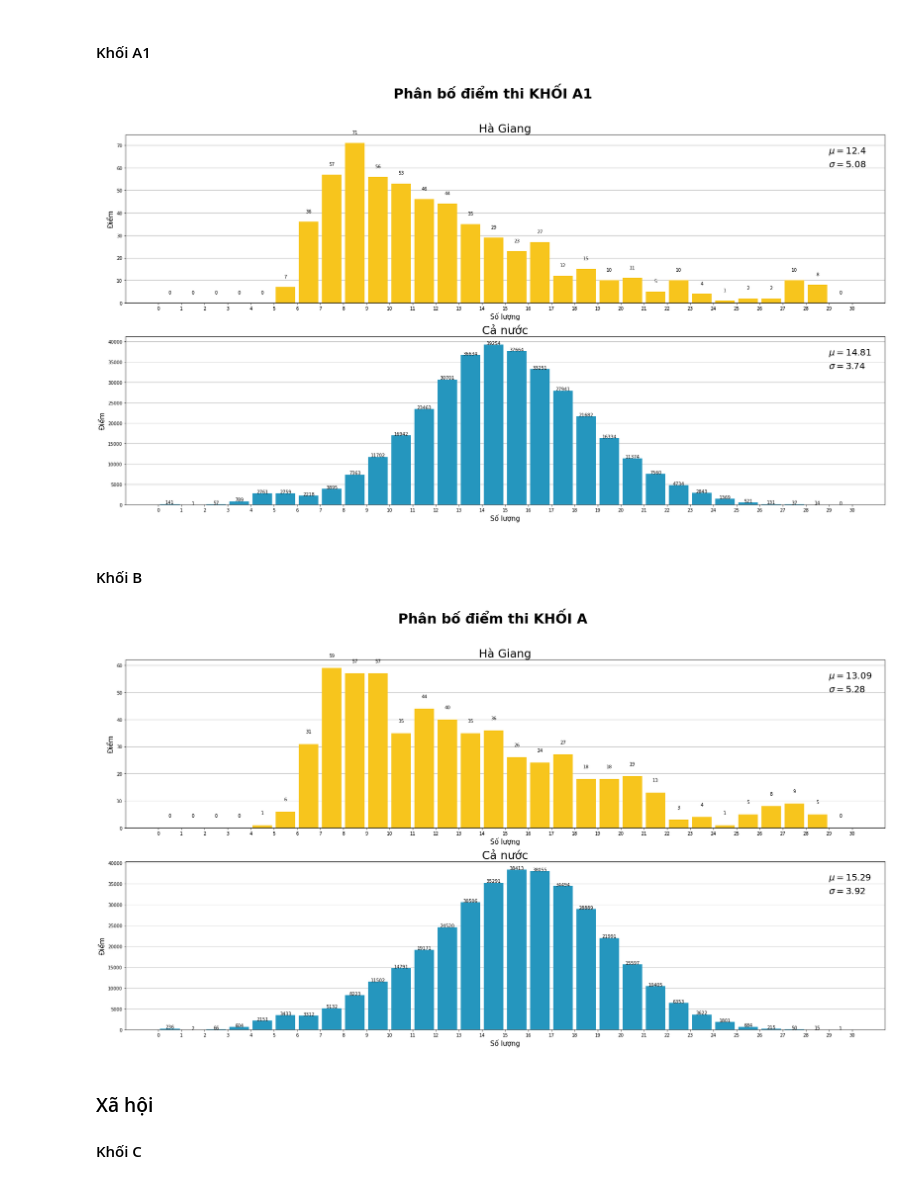
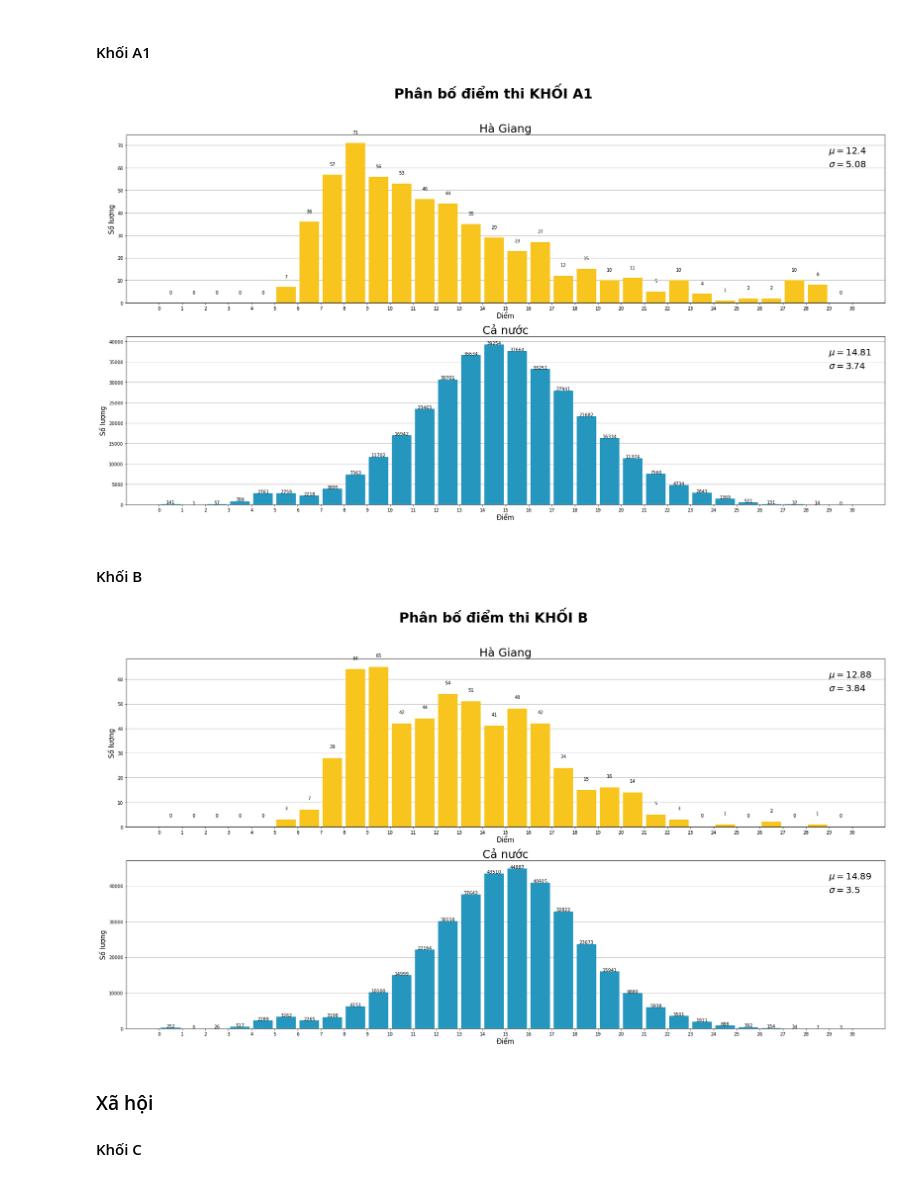
Before and after one commit to IrisStream/exam-cheating, a Jupyter notebook: src/report.ipynb, the cells around one changed output. Drawn from its saved outputs; the diff is of its cells as text; code cells hidden in the pictures.

Commit message:
Fix xy axis label histogram and 'Khoi B' histogram

```diff
--- a/src/report.ipynb
+++ b/src/report.ipynb
@@ -89,8 +89,8 @@ def draw_histogram(histogram,
                     subject_name,
                     color_code,
                     bins,
-                    x_label = 'Số lượng',
-                    y_label ='Điểm'):
+                    x_label = 'Điểm',
+                    y_label ='Số lượng'):
     set_label_and_title(histogram, x_label, y_label, title=owner_name)
     set_data_histogram(histogram, data[owner_name][subject_name], color_code, bins)
     display_mean_variance(histogram, owner_name, subject_name)
@@ -212,13 +212,13 @@ draw_histogram_compare(DEFAULT_PROVINCE_NAME, 'Cả nước', 'KHỐI A', num_bi
 # %%
 draw_histogram_compare(DEFAULT_PROVINCE_NAME, 'Cả nước', 'KHỐI A1', num_bins= 30, x_range = (0, 30))
 # %% [output]
-[figure, old version]
+[figure, new version]
 # %% [markdown]
 #### Khối B
 # %%
-draw_histogram_compare(DEFAULT_PROVINCE_NAME, 'Cả nước', 'KHỐI A', num_bins= 30, x_range = (0, 30))
+draw_histogram_compare(DEFAULT_PROVINCE_NAME, 'Cả nước', 'KHỐI B', num_bins= 30, x_range = (0, 30))
 # %% [output]
-[figure, old version]
+[figure, new version]
 # %% [markdown]
 ### Xã hội
 #### Khối C
```
Also changed, not shown: parts of 12 cells of this notebook.
